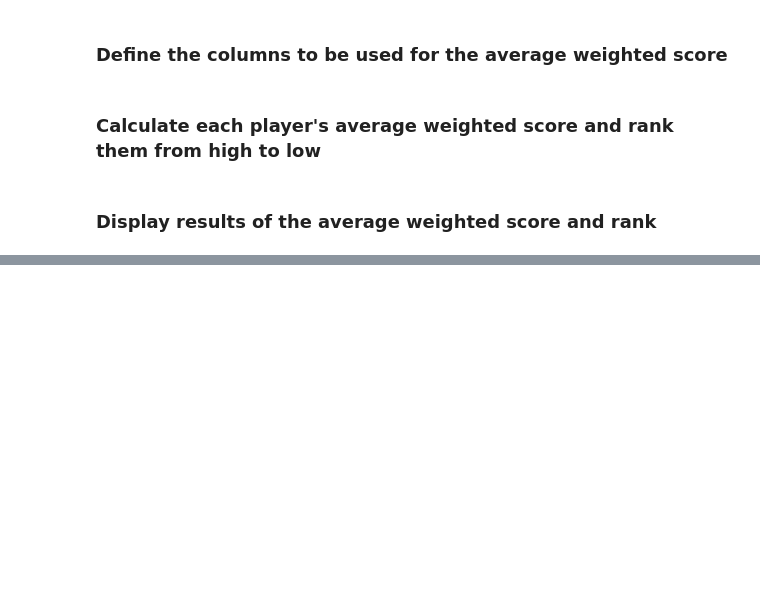
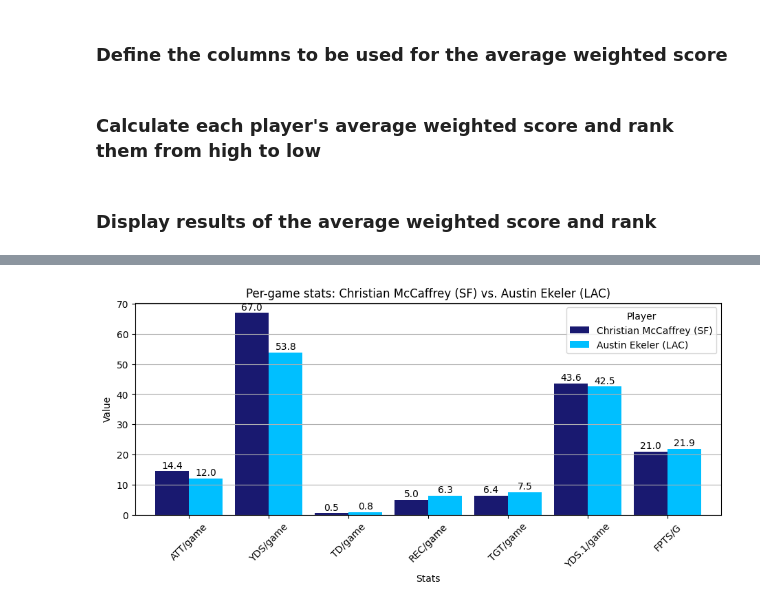
Before and after one commit to meltangonan/fantasy-football, a Jupyter notebook: RB Model.ipynb, the cells around one changed output, grey strips where cells are left out. Saved outputs shown, nothing was run; the diff lists cells and outputs as text; code cells hidden in the pictures; blank space fills up the shorter version.

```diff
--- a/RB Model.ipynb
+++ b/RB Model.ipynb
@@ -307,0 +313,44 @@ df[['Final Rank', 'Player', 'Score', 'Variance']]\
+# %%
+# Type in or copy & paste (from 'Player' column) the names of the players to compare
+player1 = 'Christian McCaffrey (SF)' # <-- Player 1 name here
+player2 = 'Austin Ekeler (LAC)' # <-- Player 2 name here
+# %%
+# Extract and reorder rows for the two specified players
+players = df[df['Player'].isin([player1, player2])]
+players.set_index('Player', inplace=True)
+players = players.reindex([player1, player2])
+
+# Define columns to be compared
+compare_columns = [col for col in high_corr + ['FPTS/G']]
+
+# Define a function to compare per-game stats of two players
+def compare(player1, player2):
+
+    # Plot the data
+    chart = players[compare_columns].T.plot(kind='bar',
+                                            color=['midnightblue', 'deepskyblue'],
+                                            width=0.85,
+                                            figsize=(11,4))
+
+    # Format chart
+    plt.title(f'Per-game stats: {player1} vs. {player2}')
+    plt.xlabel('Stats')
+    plt.ylabel('Value')
+    plt.grid(axis='y')
+    plt.xticks(rotation=45)
+
+    # Add data labels above the bars
+    for p in chart.patches:
+        chart.annotate(f'{p.get_height():.1f}',
+                    (p.get_x() + p.get_width() / 2., p.get_height()),
+                    ha = 'center', va = 'center',
+                    xytext = (0, 6),
+                    textcoords = 'offset points')
+
+    plt.show()
+
+# Call the 'compare' function which creates and displays the visualization
+compare(player1, player2)
+players[['Final Rank'] + final_columns]
+# %% [output]
+[figure, added]
```
Also changed, not shown: parts of 4 cells of this notebook, 1 other file.
